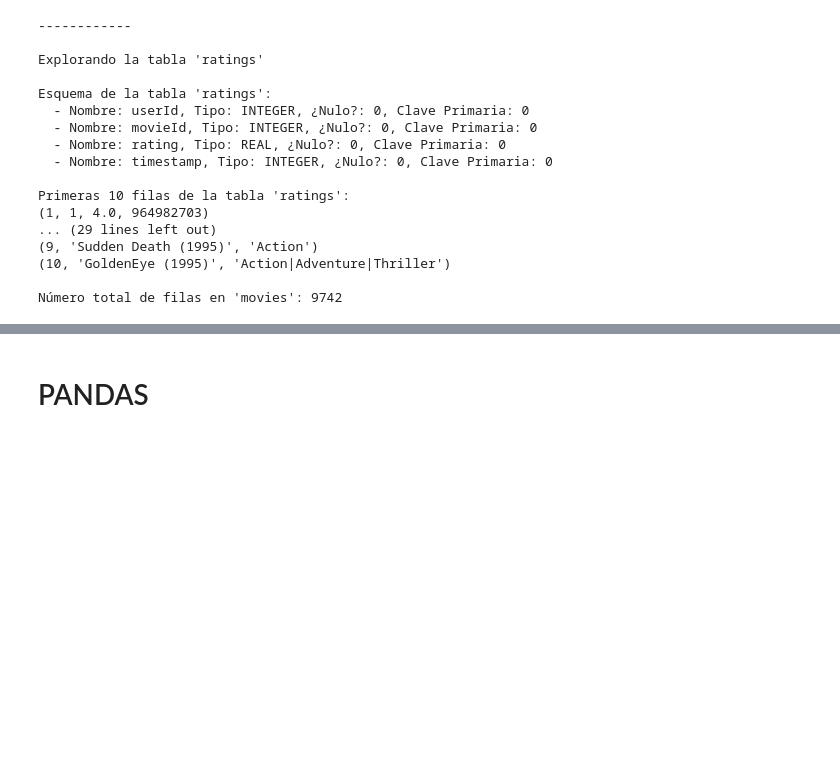
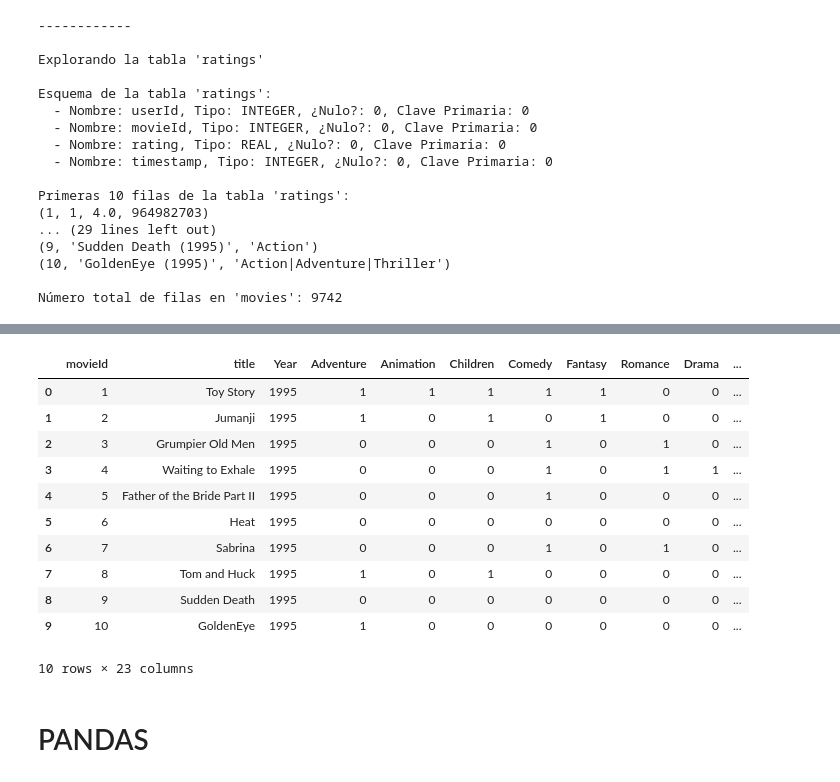
Before and after one commit to ValentinaJimenezTorres/A3_marketing, a Jupyter notebook: b_exploracion_limpieza.ipynb, the cells around one changed output, grey strips where cells are left out. Saved outputs shown, nothing was run; the diff lists cells and outputs as text; code cells hidden in the pictures; blank space fills up the shorter version.

Commit message:
Creación de medidas estadisticas y manipulación con pandas

```diff
--- a/b_exploracion_limpieza.ipynb
+++ b/b_exploracion_limpieza.ipynb
@@ -30,7 +33,7 @@ os.chdir(path) #Subir y descargar archivos de la ruta del repositorio de trabajo
 # %% [markdown]
 ## Conexión
 # %%
-con = sql.connect('Data/db_movies') #Conectarse a la base de datos existente y transportar datos
+con = sql.connect('data/db_movies') #Conectarse a la base de datos existente y transportar datos
 cur = con.cursor() #Otra conexión (cursor) para ejecutar las consultas en la bd sin traer ni llevar info
 # %%
 #Consultar qué tablas disponibles tiene la bd
@@ -62,0 +105,17 @@ Número total de filas en 'movies': 9742
+# %%
+try:
+    # Consultar la tabla 'movies' y cargarla en un DataFrame de Pandas
+    query = "SELECT * FROM movies"
+    df_movies = pd.read_sql_query(query, con)
+
+    # Extraer los últimos 6 caracteres de la columna 'title' y crear la columna 'Year'
+    df_movies['Year'] = df_movies['title'].str[-6:]
+
+    # Limpiar la columna 'Year' removiendo los paréntesis
+    df_movies['Year'] = df_movies['Year'].str.replace(r'\(|\)', '', regex=True)
+
+    # Separar los géneros de la columna 'genres'
+    df_movies['genres_split'] = df_movies['genres'].str.split('|')
+
+except sql.Error as e:
+    print(f"Error: {e}")
@@ -62,0 +131,6 @@ Número total de filas en 'movies': 9742
+# %%
+#Creación de una copia del DF
+df_movies1 = df_movies[['movieId', 'title', 'Year', 'genres_split']].copy()
+#Eliminación del año en la columna "title"
+df_movies1['title'] = df_movies1['title'].str[:-7]
+df_movies1.head()
@@ -62,0 +144,12 @@ Número total de filas en 'movies': 9742
+# %%
+#Separación en columnas de los generos
+
+# 1. Obtener todos los géneros únicos de la columna 'genres_split'
+all_genres = df_movies1['genres_split'].explode().unique()
+
+# 2. Crear columnas booleanas para cada género único
+for genre in all_genres:
+    df_movies1[genre] = df_movies['genres_split'].apply(lambda x: 1 if genre in x else 0)
+
+# 3. Eliminar la columna original 'genres_split'
+df_movies1 = df_movies1.drop('genres_split', axis=1, errors='ignore')
@@ -63,3 +174,18 @@ Número total de filas en 'movies': 9742
+# %%
+df_movies1.head(10)
+# %% [output]
+|  | movieId | title | Year | Adventure | Animation | Children | Comedy | Fantasy | Romance | Drama | ... |
+| 0 | 1 | Toy Story | 1995 | 1 | 1 | 1 | 1 | 1 | 0 | 0 | ... |
+| 1 | 2 | Jumanji | 1995 | 1 | 0 | 1 | 0 | 1 | 0 | 0 | ... |
+| 2 | 3 | Grumpier Old Men | 1995 | 0 | 0 | 0 | 1 | 0 | 1 | 0 | ... |
+| 3 | 4 | Waiting to Exhale | 1995 | 0 | 0 | 0 | 1 | 0 | 1 | 1 | ... |
+| 4 | 5 | Father of the Bride Part II | 1995 | 0 | 0 | 0 | 1 | 0 | 0 | 0 | ... |
+| 5 | 6 | Heat | 1995 | 0 | 0 | 0 | 0 | 0 | 0 | 0 | ... |
+| 6 | 7 | Sabrina | 1995 | 0 | 0 | 0 | 1 | 0 | 1 | 0 | ... |
+| 7 | 8 | Tom and Huck | 1995 | 1 | 0 | 1 | 0 | 0 | 0 | 0 | ... |
+| 8 | 9 | Sudden Death | 1995 | 0 | 0 | 0 | 0 | 0 | 0 | 0 | ... |
+| 9 | 10 | GoldenEye | 1995 | 1 | 0 | 0 | 0 | 0 | 0 | 0 | ... |
+10 rows × 23 columns
 # %% [markdown]
 # PANDAS
 # %%
```
Also changed, not shown: parts of 11 cells of this notebook, 2 other files.
